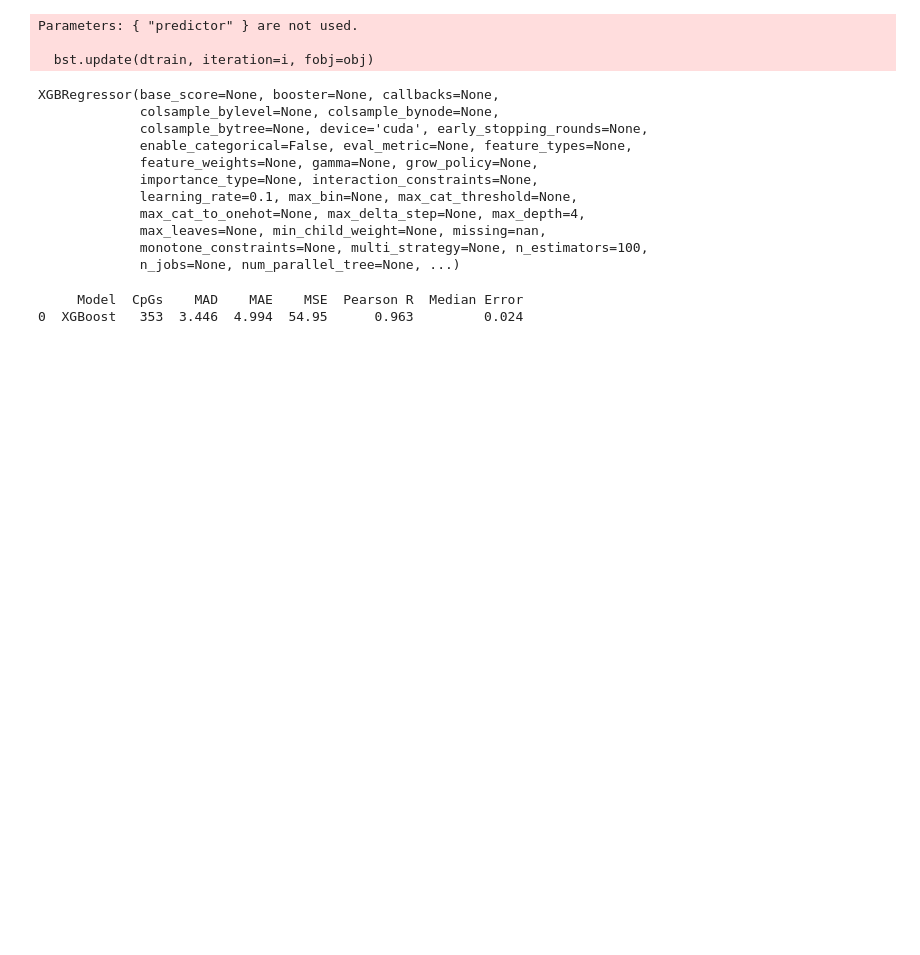
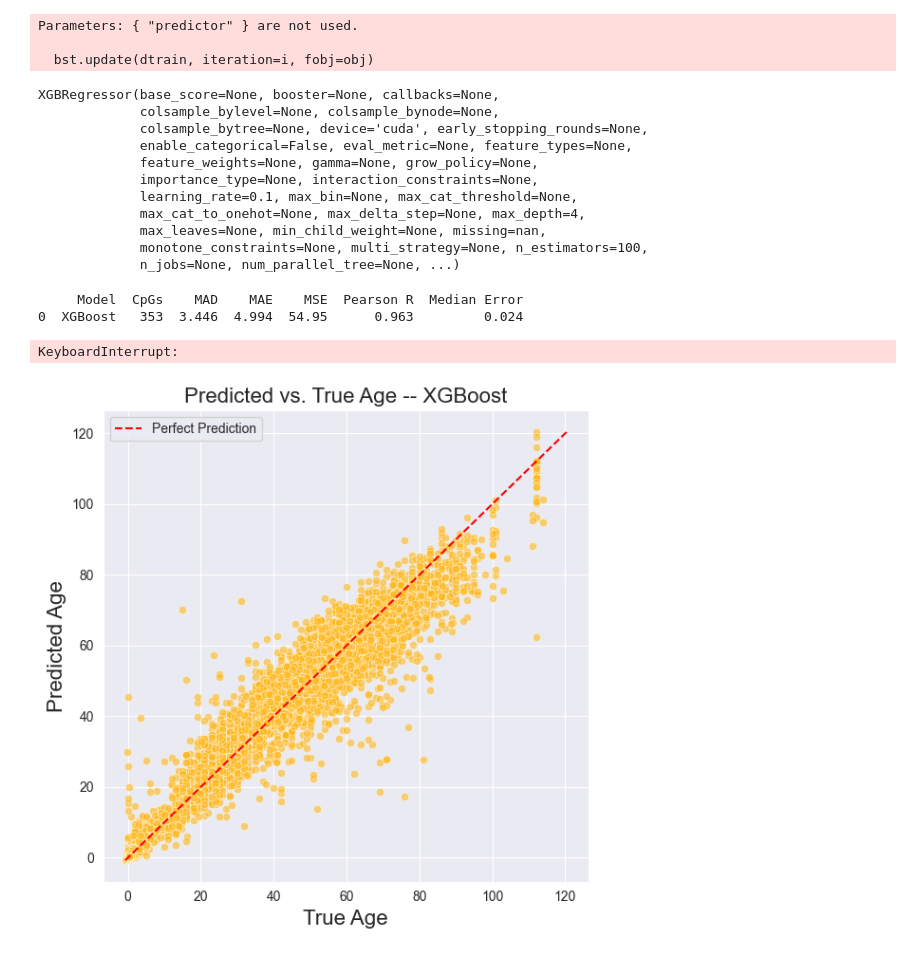
Before and after one commit to elena011/rp-delft, a Jupyter notebook: models/tree_based_models.ipynb, the cells around one changed output. Saved outputs shown, nothing was run; the diff lists cells and outputs as text; code cells hidden in the pictures; blank space fills up the shorter version.

Commit message:
plots for presentation

```diff
--- a/models/tree_based_models.ipynb
+++ b/models/tree_based_models.ipynb
@@ -324,8 +350,6 @@ print(res_forest.round(3))
 # %% [markdown]
 ## XGBoost, horvath's CpG
 # %%
-import xgboost as xgb
-
 dtrain = xgb.DMatrix(data=train_horvath, label=transform_age(train_ages))
 
 params = {
@@ -336,7 +360,7 @@ params = {
     'learning_rate': 0.1,
 }
 
-model = xgb.train(
+xgboost_horvath = xgb.train(
     params=params,
     dtrain=dtrain,
     num_boost_round=100
@@ -358,20 +382,18 @@ print(res.round(3))
 # %%
-from sklearn.model_selection import GridSearchCV
-model = xgb.XGBRegressor(
+dtrain = xgb.DMatrix(data=train_horvath, label=transform_age(train_ages))
+xgboostcv_horvath = xgb.XGBRegressor(
     tree_method='hist',
     device = 'cuda',
     predictor='gpu_predictor'
 )
 
 param_grid = {
-    'max_depth': [7, 8, 9],
-    'learning_rate': [0.1, 0.2],
-    'n_estimators': [100]
+    'max_depth': [5, 7, 9],
+    'learning_rate': [0.01, 0.1],
+    'n_estimators': [300, 500]
 }
 
-grid_search = GridSearchCV(model, param_grid, cv=3, scoring='neg_mean_squared_error', n_jobs=-1)
+grid_search = GridSearchCV(xgboostcv_horvath, param_grid, cv=5, scoring='neg_mean_squared_error', n_jobs=-1)
 grid_search.fit(train_horvath, transform_age(train_ages))
 
 print(grid_search.best_params_)
-
-model.fit(train_horvath, transform_age(train_ages))
@@ -386,14 +411,14 @@ print(res.round(3))
 # %%
-model = xgb.XGBRegressor(
+xgboost_best_param = xgb.XGBRegressor(
     tree_method='hist',
     device = 'cuda',
     predictor='gpu_predictor',
-    n_estimators=100,
-    max_depth=4,
+    n_estimators=500,
+    max_depth=7,
     learning_rate=0.1
 )
 
-model.fit(train_horvath, transform_age(train_ages))
+xgboost_best_param.fit(train_horvath, transform_age(train_ages))
 # %% [output]
 Parameters: { "predictor" } are not used.
 
@@ -411,8 +436,8 @@ XGBRegressor(base_score=None, booster=None, callbacks=None,
              n_jobs=None, num_parallel_tree=None, ...)
 # %%
-result = anti_transform_age(model.predict(test_horvath))
+result_best_param = anti_transform_age(xgboost_best_param.predict(test_horvath))
 
-res = evaluate_age_prediction(test_ages, result, model_name="XGBoost", cpg_count=len(train_cols_horvath))
-print(res.round(3))
+res_best_param = evaluate_age_prediction(test_ages, result_best_param, model_name="XGBoost", cpg_count=len(xgboost_best_param.get_booster().get_score(importance_type='weight')))
+print(res_best_param.round(3))
 # %% [output]
      Model  CpGs    MAD    MAE     MSE  Pearson R  Median Error
@@ -485,3 +510,32 @@ print(res.round(3))
 # %% [output]
      Model  CpGs    MAD    MAE    MSE  Pearson R  Median Error
 0  XGBoost   353  3.446  4.994  54.95      0.963         0.024
+# %%
+model = xgb.XGBRegressor(
+    tree_method='hist',
+    device = 'cuda',
+    predictor='gpu_predictor'
+)
+
+param_grid = {
+    'max_depth': [5],
+    'learning_rate': [0.1],
+    'n_estimators': [100]
+}
+
+grid_search_all = GridSearchCV(model, param_grid, cv=3, scoring='neg_mean_squared_error', n_jobs=-1)
+grid_search_all.fit(train, transform_age(train_ages))
+
+print(grid_search.best_params_)
+# %% [output]
+KeyboardInterrupt:
+# %%
+import importlib
+from utils import visualization
+
+importlib.reload(visualization)
+from utils.visualization import plot_predicted_vs_true
+
+plot_predicted_vs_true(test_ages, result_best_param, (255/255, 184/255, 28/255), "XGBoost")
+# %% [output]
+[figure, added]
```
Also changed, not shown: parts of 17 cells of this notebook, 3 other files.
